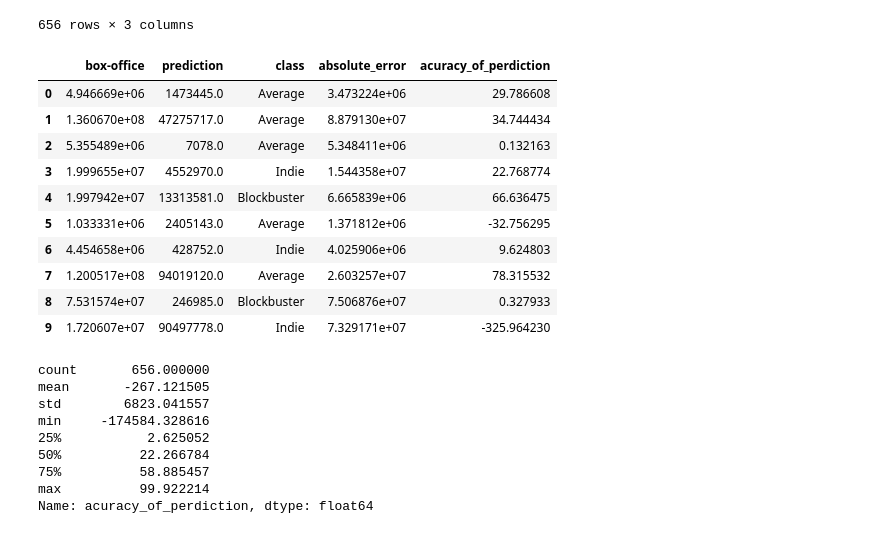
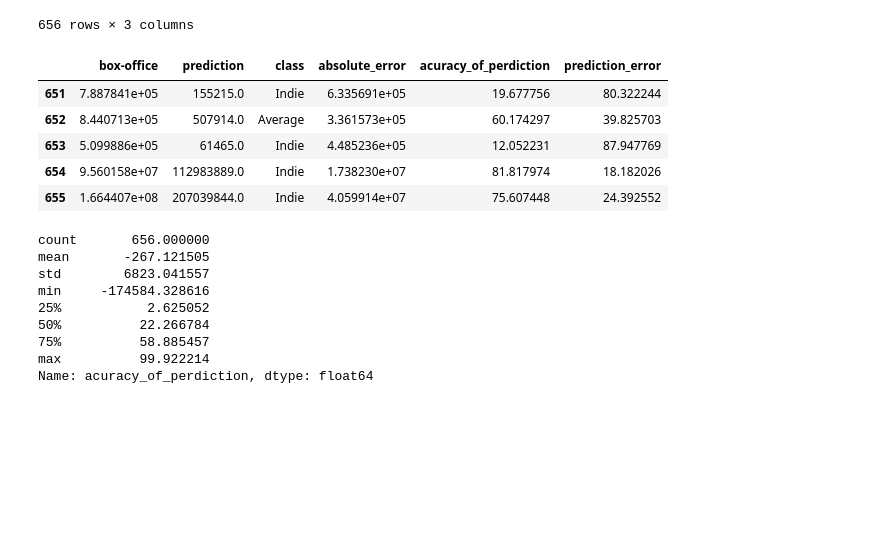
Before and after one commit to AminKafka/Movie-Boxoffice-Prediction-With-Critics-Votes, a Jupyter notebook: notebooks/Modeling.ipynb, the cells around one changed output. Cells and saved outputs as stored; diff of their text form; code cells hidden in the pictures; blank space fills up the shorter version.

```diff
--- a/notebooks/Modeling.ipynb
+++ b/notebooks/Modeling.ipynb
@@ -101,21 +101,17 @@ result
 # %%
 result = result.rename(columns={'index':'box-office',0:'prediction'})
 result['absolute_error'] = np.abs(result['prediction'] - result['box-office'])
-result['acuracy_of_perdiction'] = 100 - ((result['absolute_error']/result['box-office']*100))
+result['acuracy_of_perdiction'] =100 - ((result['absolute_error']/result['box-office']*100))
+result['prediction_error'] = (np.abs((result['box-office']-result['prediction']))/result['box-office']) * 100
 # %%
-result.head(10)
+result.head()
 # %% [output]
-|  | box-office | prediction | class | absolute_error | acuracy_of_perdiction |
-| 0 | 4.946669e+06 | 1473445.0 | Average | 3.473224e+06 | 29.786608 |
-| 1 | 1.360670e+08 | 47275717.0 | Average | 8.879130e+07 | 34.744434 |
-| 2 | 5.355489e+06 | 7078.0 | Average | 5.348411e+06 | 0.132163 |
-| 3 | 1.999655e+07 | 4552970.0 | Indie | 1.544358e+07 | 22.768774 |
-| 4 | 1.997942e+07 | 13313581.0 | Blockbuster | 6.665839e+06 | 66.636475 |
-| 5 | 1.033331e+06 | 2405143.0 | Average | 1.371812e+06 | -32.756295 |
-| 6 | 4.454658e+06 | 428752.0 | Indie | 4.025906e+06 | 9.624803 |
-| 7 | 1.200517e+08 | 94019120.0 | Average | 2.603257e+07 | 78.315532 |
-| 8 | 7.531574e+07 | 246985.0 | Blockbuster | 7.506876e+07 | 0.327933 |
-| 9 | 1.720607e+07 | 90497778.0 | Indie | 7.329171e+07 | -325.964230 |
+|  | box-office | prediction | class | absolute_error | acuracy_of_perdiction | prediction_error |
+| 651 | 7.887841e+05 | 155215.0 | Indie | 6.335691e+05 | 19.677756 | 80.322244 |
+| 652 | 8.440713e+05 | 507914.0 | Average | 3.361573e+05 | 60.174297 | 39.825703 |
+| 653 | 5.099886e+05 | 61465.0 | Indie | 4.485236e+05 | 12.052231 | 87.947769 |
+| 654 | 9.560158e+07 | 112983889.0 | Indie | 1.738230e+07 | 81.817974 | 18.182026 |
+| 655 | 1.664407e+08 | 207039844.0 | Indie | 4.059914e+07 | 75.607448 | 24.392552 |
 # %%
 result.acuracy_of_perdiction.describe()
 # %% [output]
```
Also changed, not shown: parts of 14 cells of this notebook.
